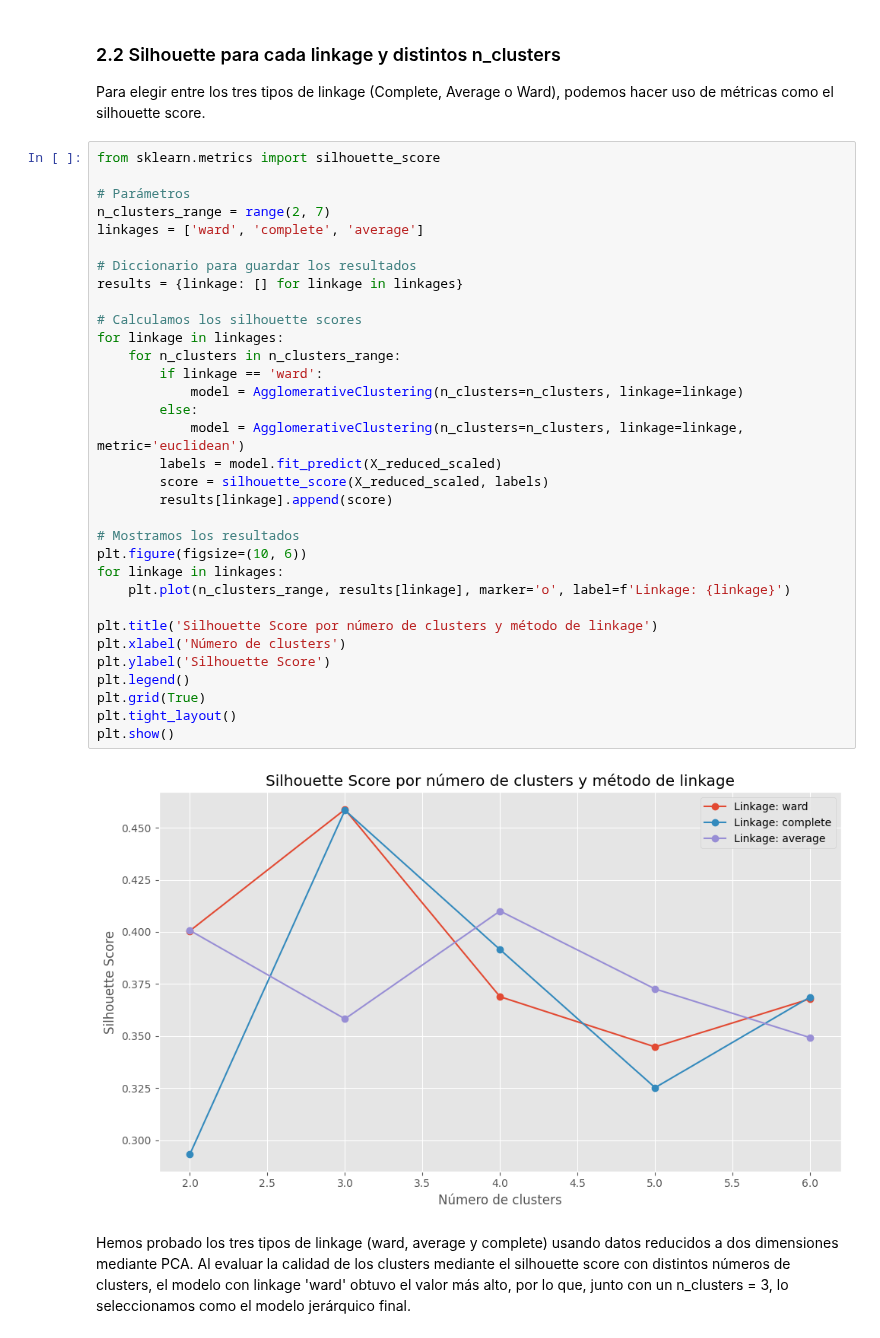
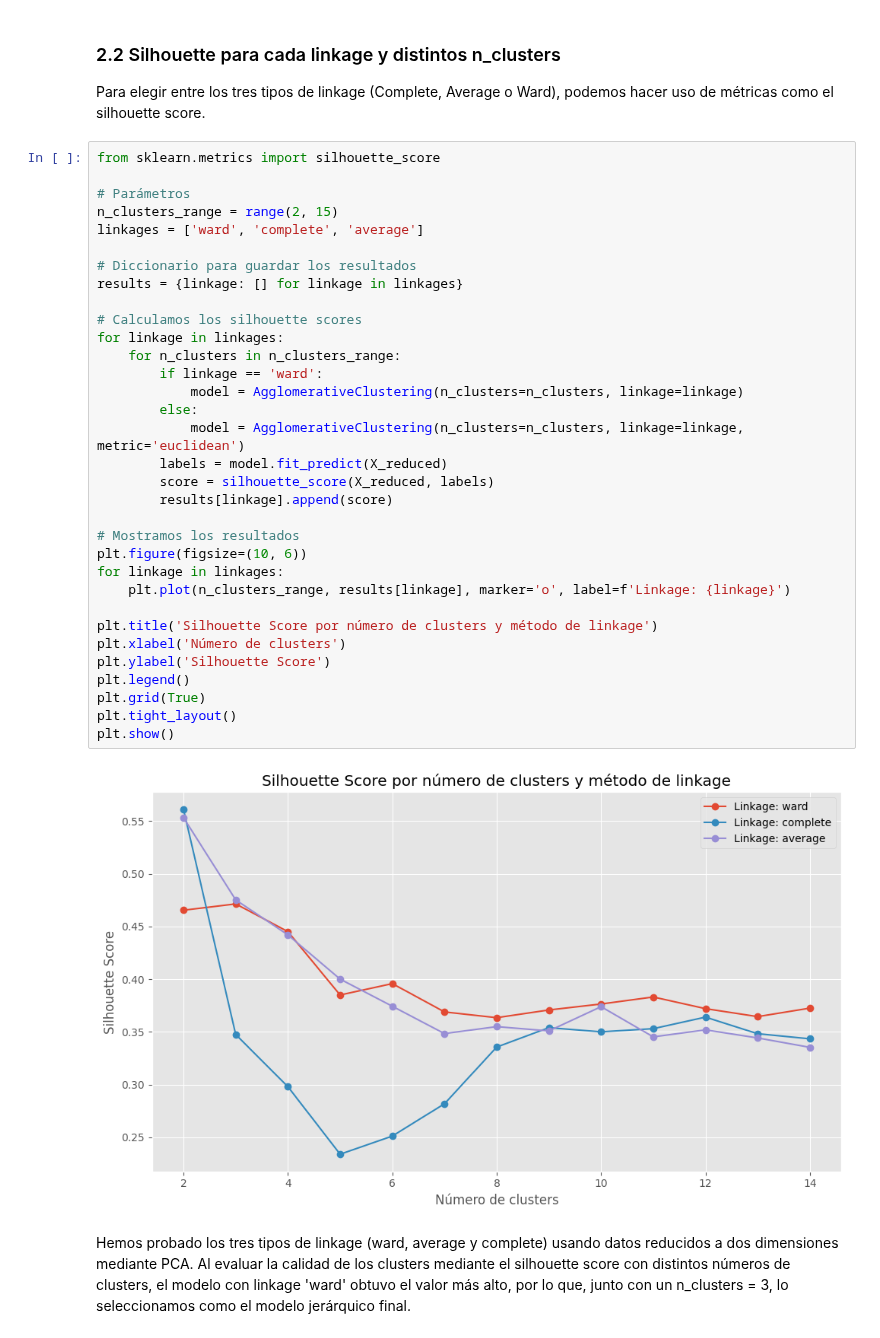
Before and after one commit to albatellouc3m/Grupo5, a Jupyter notebook: practica2-grupo5/practica2.ipynb, the cells around one changed output. Saved outputs shown, nothing was run; the diff lists cells and outputs as text.

```diff
--- a/practica2-grupo5/practica2.ipynb
+++ b/practica2-grupo5/practica2.ipynb
@@ -358,37 +358,37 @@ Para elegir entre los tres tipos de linkage (Complete, Average o Ward), podemos
 from sklearn.metrics import silhouette_score
 
 # Parámetros
-n_clusters_range = range(2, 7)
+n_clusters_range = range(2, 15)
 linkages = ['ward', 'complete', 'average']
 
 # Diccionario para guardar los resultados
 results = {linkage: [] for linkage in linkages}
 
 # Calculamos los silhouette scores
 for linkage in linkages:
     for n_clusters in n_clusters_range:
         if linkage == 'ward':
             model = AgglomerativeClustering(n_clusters=n_clusters, linkage=linkage)
         else:
             model = AgglomerativeClustering(n_clusters=n_clusters, linkage=linkage, metric='euclidean')
-        labels = model.fit_predict(X_reduced_scaled)
-        score = silhouette_score(X_reduced_scaled, labels)
+        labels = model.fit_predict(X_reduced)
+        score = silhouette_score(X_reduced, labels)
         results[linkage].append(score)
 
 # Mostramos los resultados
 plt.figure(figsize=(10, 6))
 for linkage in linkages:
     plt.plot(n_clusters_range, results[linkage], marker='o', label=f'Linkage: {linkage}')
 
 plt.title('Silhouette Score por número de clusters y método de linkage')
 plt.xlabel('Número de clusters')
 plt.ylabel('Silhouette Score')
 plt.legend()
 plt.grid(True)
 plt.tight_layout()
 plt.show()
 # %% [output]
-[figure, old version]
+[figure, new version]
 # %% [markdown]
 Hemos probado los tres tipos de linkage (ward, average y complete) usando datos reducidos a dos dimensiones mediante PCA. Al evaluar la calidad de los clusters mediante el silhouette score con distintos números de clusters, el modelo con linkage 'ward' obtuvo el valor más alto, por lo que, junto con un n_clusters = 3, lo seleccionamos como el modelo jerárquico final.
 # %%
```
Also changed, not shown: parts of 13 cells of this notebook, 1 other file.
